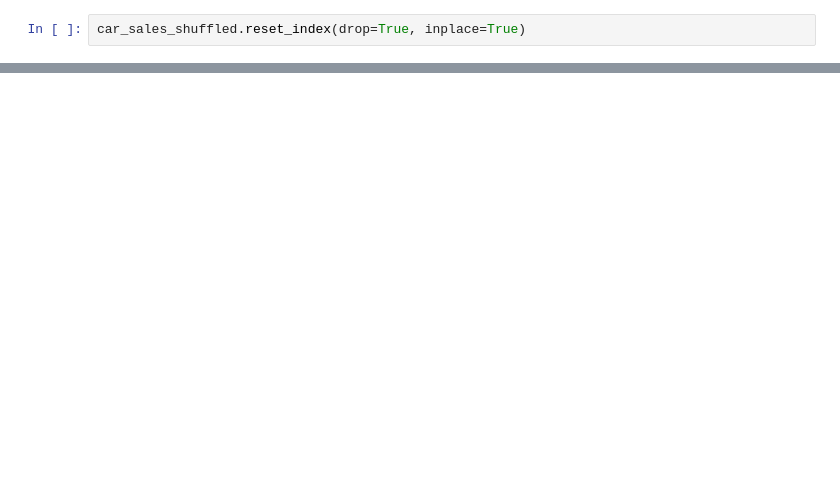
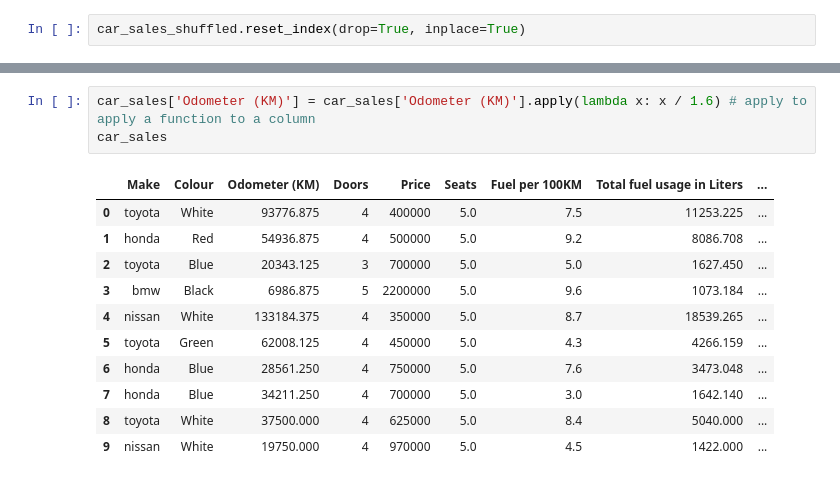
Before and after one commit to niclashart/Projects, a Jupyter notebook: Study/ZTM/ML Beginner/Code/introduction_to_pandas.ipynb, the cells around one changed output, grey strips where cells are left out. Saved outputs shown, nothing was run; the diff lists cells and outputs as text; blank space fills up the shorter version.

```diff
--- a/Study/ZTM/ML Beginner/Code/introduction_to_pandas.ipynb
+++ b/Study/ZTM/ML Beginner/Code/introduction_to_pandas.ipynb
@@ -713,0 +730,15 @@ car_sales_shuffled
+# %%
+car_sales['Odometer (KM)'] = car_sales['Odometer (KM)'].apply(lambda x: x / 1.6) # apply to apply a function to a column
+car_sales
+# %% [output]
+|  | Make | Colour | Odometer (KM) | Doors | Price | Seats | Fuel per 100KM | Total fuel usage in Liters | ... |
+| 0 | toyota | White | 93776.875 | 4 | 400000 | 5.0 | 7.5 | 11253.225 | ... |
+| 1 | honda | Red | 54936.875 | 4 | 500000 | 5.0 | 9.2 | 8086.708 | ... |
+| 2 | toyota | Blue | 20343.125 | 3 | 700000 | 5.0 | 5.0 | 1627.450 | ... |
+| 3 | bmw | Black | 6986.875 | 5 | 2200000 | 5.0 | 9.6 | 1073.184 | ... |
+| 4 | nissan | White | 133184.375 | 4 | 350000 | 5.0 | 8.7 | 18539.265 | ... |
+| 5 | toyota | Green | 62008.125 | 4 | 450000 | 5.0 | 4.3 | 4266.159 | ... |
+| 6 | honda | Blue | 28561.250 | 4 | 750000 | 5.0 | 7.6 | 3473.048 | ... |
+| 7 | honda | Blue | 34211.250 | 4 | 700000 | 5.0 | 3.0 | 1642.140 | ... |
+| 8 | toyota | White | 37500.000 | 4 | 625000 | 5.0 | 8.4 | 5040.000 | ... |
+| 9 | nissan | White | 19750.000 | 4 | 970000 | 5.0 | 4.5 | 1422.000 | ... |
```
Also changed, not shown: parts of 6 cells of this notebook.
